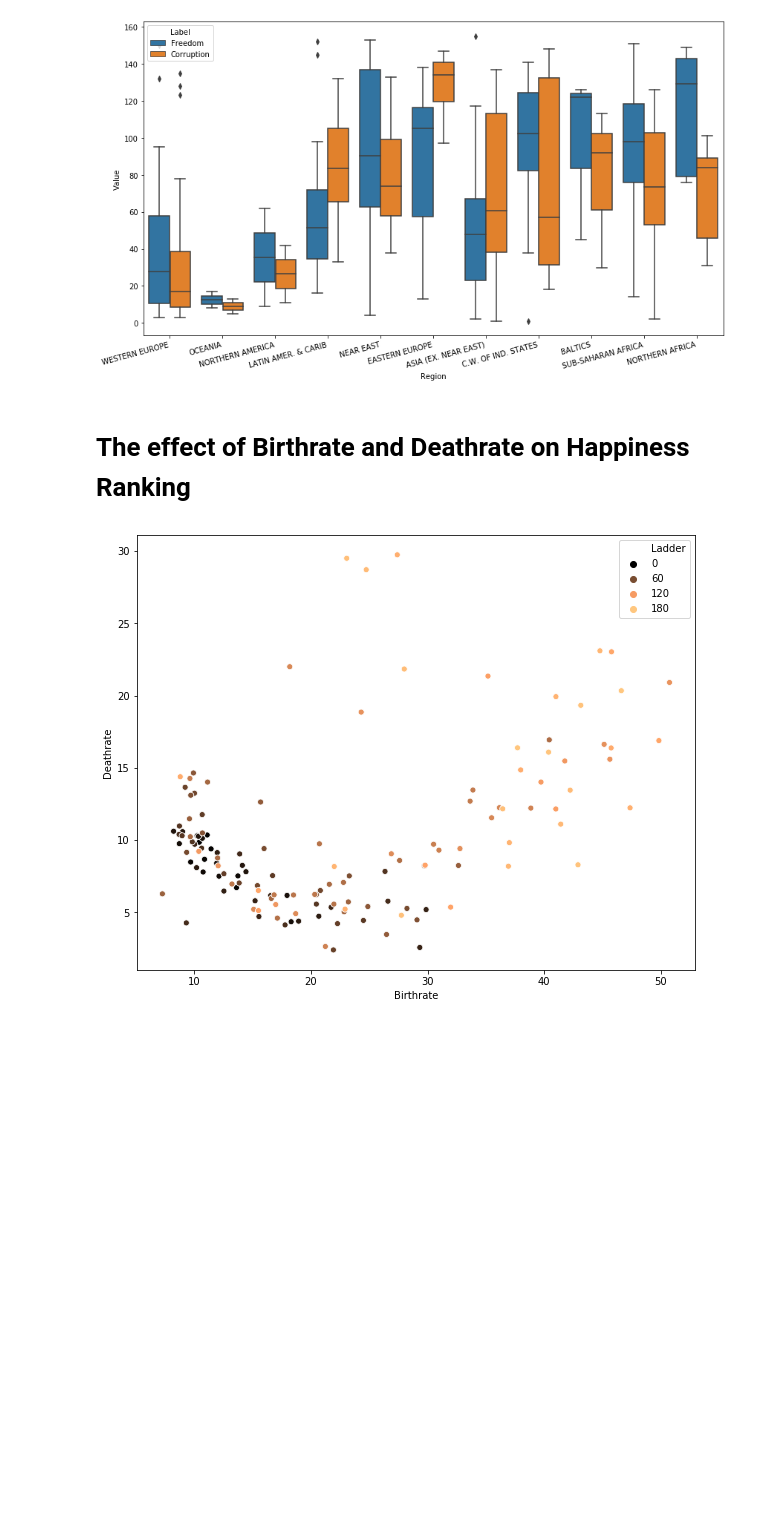
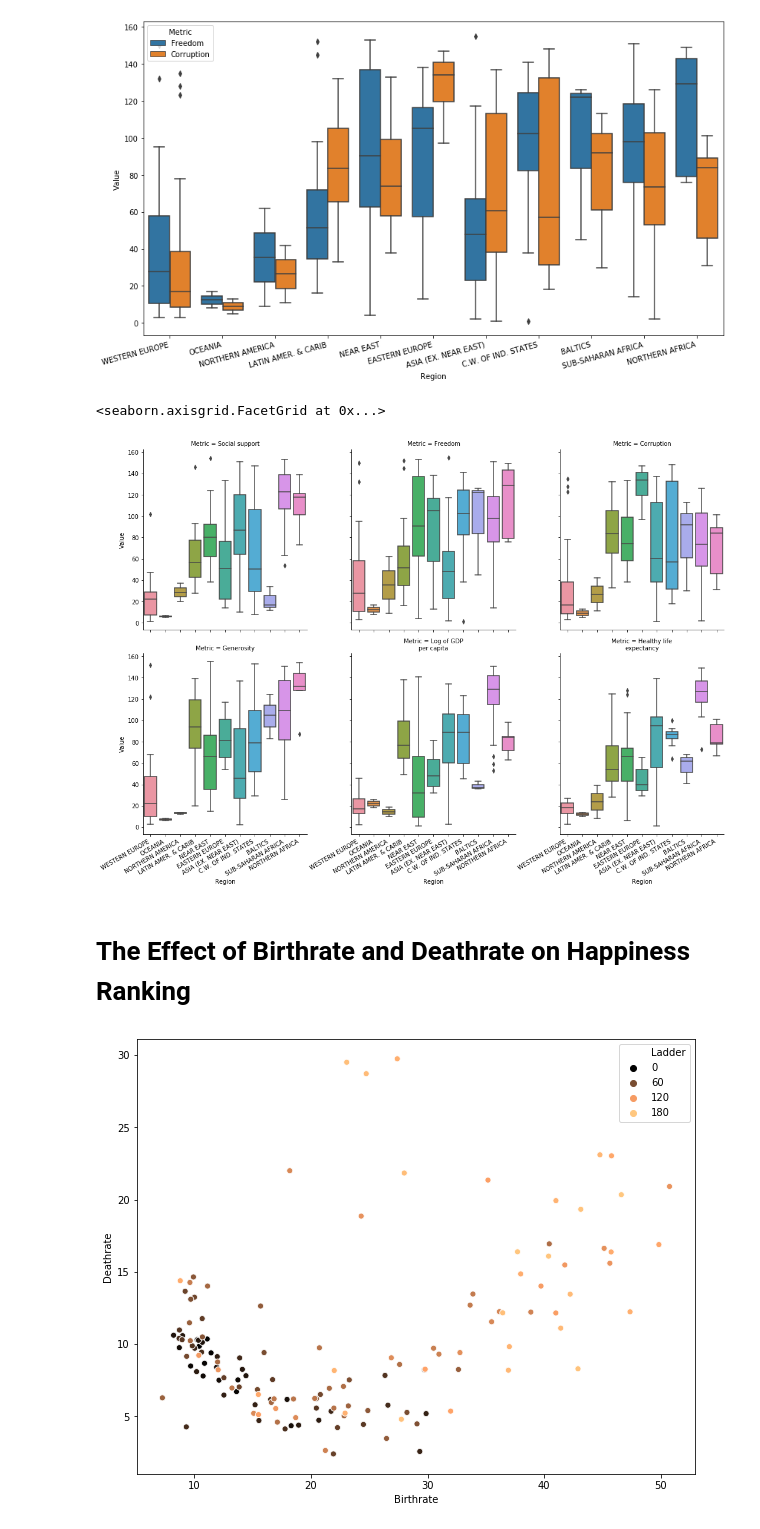
Before and after one commit to danielchen115/world-happiness-2019-eda, a Jupyter notebook: world_happiness.ipynb, the cells around one changed output. Cells and saved outputs as stored; diff of their text form; code cells hidden in the pictures; blank space fills up the shorter version.

Commit message:
Add boxplots for each metric

```diff
--- a/world_happiness.ipynb
+++ b/world_happiness.ipynb
@@ -11,6 +11,8 @@ countries = pd.read_csv('countries.csv')
 # Strip whitespaces
 countries = countries.apply(lambda x: x.str.strip() if x.dtype == "object" else x)
 
+metrics = ['Social support', 'Freedom', 'Corruption', 'Generosity', 'Log of GDP\nper capita', 'Healthy life\nexpectancy']
+
 df = pd.merge(left=happiness,right=countries, left_on='Country (region)', right_on='Country')
 df.shape
 # %% [output]
@@ -75,14 +68,21 @@ plt.tight_layout()
 [figure]
 # %%
 plt.figure(figsize = (12, 7))
-fre_cor = df[['Region', 'Freedom', 'Corruption']].melt(id_vars=['Region'], var_name='Label',value_name='Value')
-ax = sns.boxplot(x="Region", y="Value", hue='Label', data=fre_cor)
+fre_cor = df[['Region', 'Freedom', 'Corruption']].melt(id_vars=['Region'], var_name='Metric',value_name='Value')
+ax = sns.boxplot(x="Region", y="Value", hue='Metric', data=fre_cor)
 ax.set_xticklabels(ax.get_xticklabels(), rotation=15, ha="right")
 plt.tight_layout()
 # %% [output]
 [figure]
+# %%
+cols = df[['Region'] + metrics].melt(id_vars=['Region'], var_name='Metric',value_name='Value')
+chart = sns.catplot(kind="box", x="Region", y="Value", col='Metric', col_wrap=3, data=cols)
+chart.set_xticklabels(ax.get_xticklabels(), rotation=30, ha="right")
+# %% [output]
+<seaborn.axisgrid.FacetGrid at 0x...>
+[figure, added]
 # %% [markdown]
-# The effect of Birthrate and Deathrate on Happiness Ranking
+# The Effect of Birthrate and Deathrate on Happiness Ranking
 # %%
 plt.figure(figsize = (10, 8))
 with sns.color_palette("PuBuGn_d"):
```
Also changed, not shown: parts of 1 cell of this notebook.
